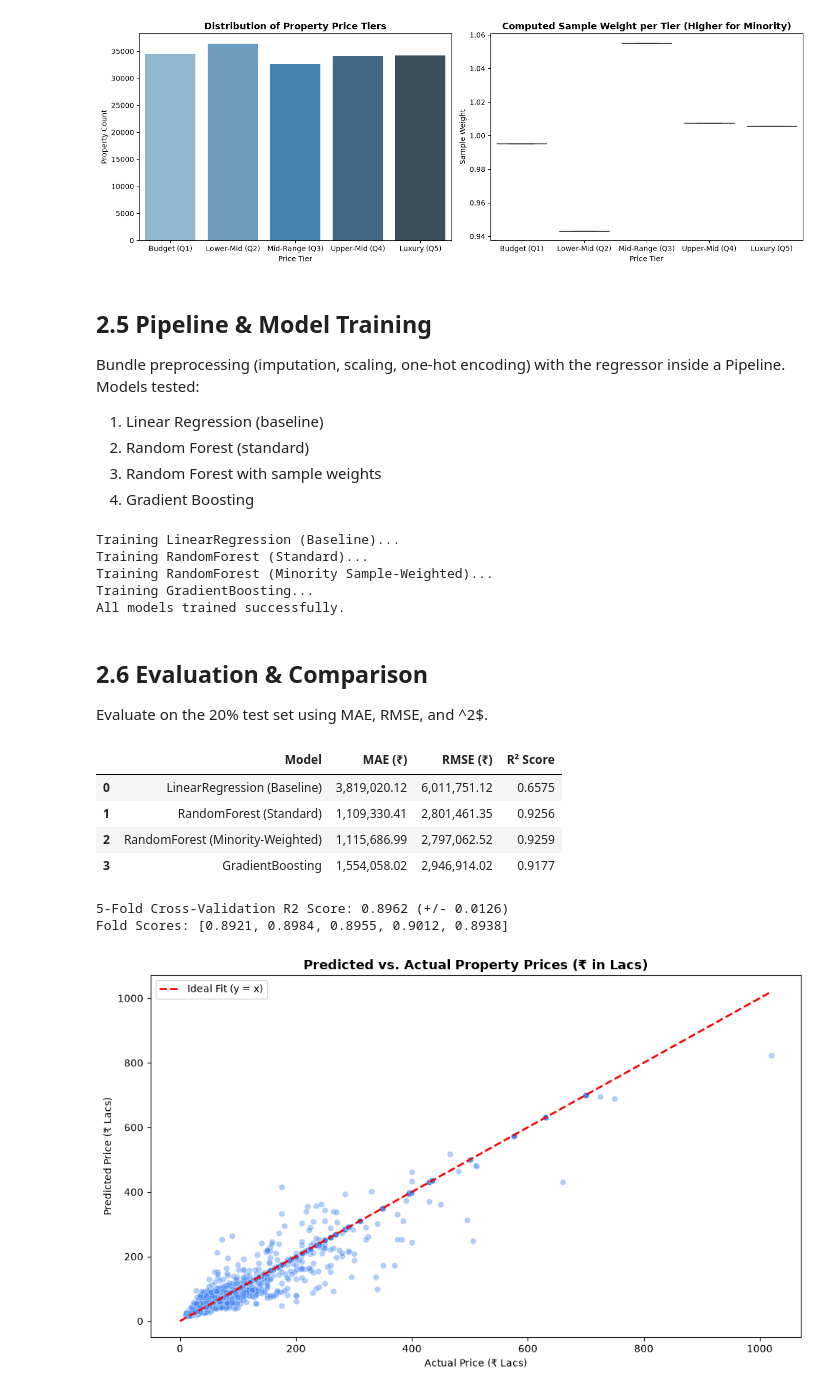
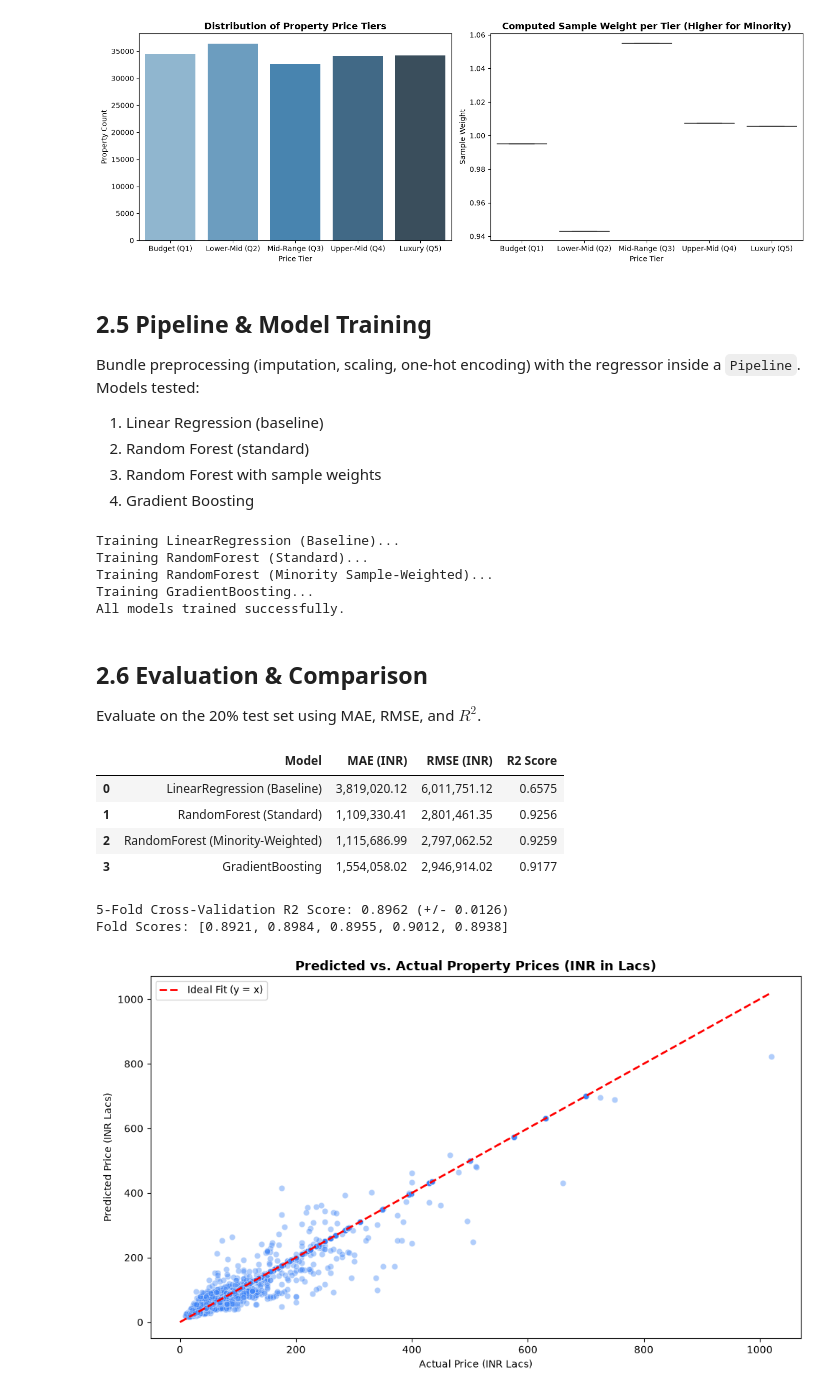
Before and after one commit to mahmoud738738/House-Price-Prediction-ML, a Jupyter notebook: notebooks/house_price_model.ipynb, the cells around one changed output. Saved outputs shown, nothing was run; the diff lists cells and outputs as text; code cells hidden in the pictures.

Commit message:
Fix df variable naming and encoding issues across all notebook cells

```diff
--- a/notebooks/house_price_model.ipynb
+++ b/notebooks/house_price_model.ipynb
@@ -277,7 +282,7 @@ plt.show()
 # %% [markdown]
 ## 2.5 Pipeline & Model Training
 
-Bundle preprocessing (imputation, scaling, one-hot encoding) with the regressor inside a Pipeline.
+Bundle preprocessing (imputation, scaling, one-hot encoding) with the regressor inside a `Pipeline`.
 Models tested:
 1. Linear Regression (baseline)
 2. Random Forest (standard)
@@ -333,7 +338,7 @@ All models trained successfully.
 # %% [markdown]
 ## 2.6 Evaluation & Comparison
 
-Evaluate on the 20% test set using MAE, RMSE, and ^2$.
+Evaluate on the 20% test set using MAE, RMSE, and $R^2$.
 # %%
 # Evaluate test set predictions
 results = {}
@@ -346,12 +351,12 @@ for name, model in models.items():
     }
 
 results_df = pd.DataFrame([
-    {"Model": k, "MAE (₹)": f"{v['MAE']:,.2f}", "RMSE (₹)": f"{v['RMSE']:,.2f}", "R2 Score": f"{v['R2']:.4f}"}
+    {"Model": k, "MAE (INR)": f"{v['MAE']:,.2f}", "RMSE (INR)": f"{v['RMSE']:,.2f}", "R2 Score": f"{v['R2']:.4f}"}
     for k, v in results.items()
 ])
 results_df
 # %% [output]
-|  | Model | MAE (₹) | RMSE (₹) | R² Score |
+|  | Model | MAE (INR) | RMSE (INR) | R2 Score |
 | 0 | LinearRegression (Baseline) | 3,819,020.12 | 6,011,751.12 | 0.6575 |
 | 1 | RandomForest (Standard) | 1,109,330.41 | 2,801,461.35 | 0.9256 |
 | 2 | RandomForest (Minority-Weighted) | 1,115,686.99 | 2,797,062.52 | 0.9259 |
@@ -368,20 +373,20 @@ Fold Scores: [0.8921, 0.8984, 0.8955, 0.9012, 0.8938]
 # %%
 # Plot Predicted vs. Actual on Test Set
 pred_test = models["RandomForest_Weighted"].predict(X_test.iloc[:3000])
 actual_test = y_test.iloc[:3000]
 
 plt.figure(figsize=(10, 6))
 sns.scatterplot(x=actual_test / 1e5, y=pred_test / 1e5, alpha=0.4, color="#3b82f6")
 max_v = max(actual_test.max(), pred_test.max()) / 1e5
 plt.plot([0, max_v], [0, max_v], color="red", linestyle="--", lw=2, label="Ideal Fit (y = x)")
-plt.title("Predicted vs. Actual Property Prices (₹ in Lacs)", fontsize=13, fontweight='bold')
-plt.xlabel("Actual Price (₹ Lacs)")
-plt.ylabel("Predicted Price (₹ Lacs)")
+plt.title("Predicted vs. Actual Property Prices (INR in Lacs)", fontsize=13, fontweight='bold')
+plt.xlabel("Actual Price (INR Lacs)")
+plt.ylabel("Predicted Price (INR Lacs)")
 plt.legend()
 plt.tight_layout()
 plt.show()
 # %% [output]
-[figure, old version]
+[figure, new version]
 # %% [markdown]
 ### Model Selection
 
```
Also changed, not shown: parts of 17 cells of this notebook, 1 other file.
